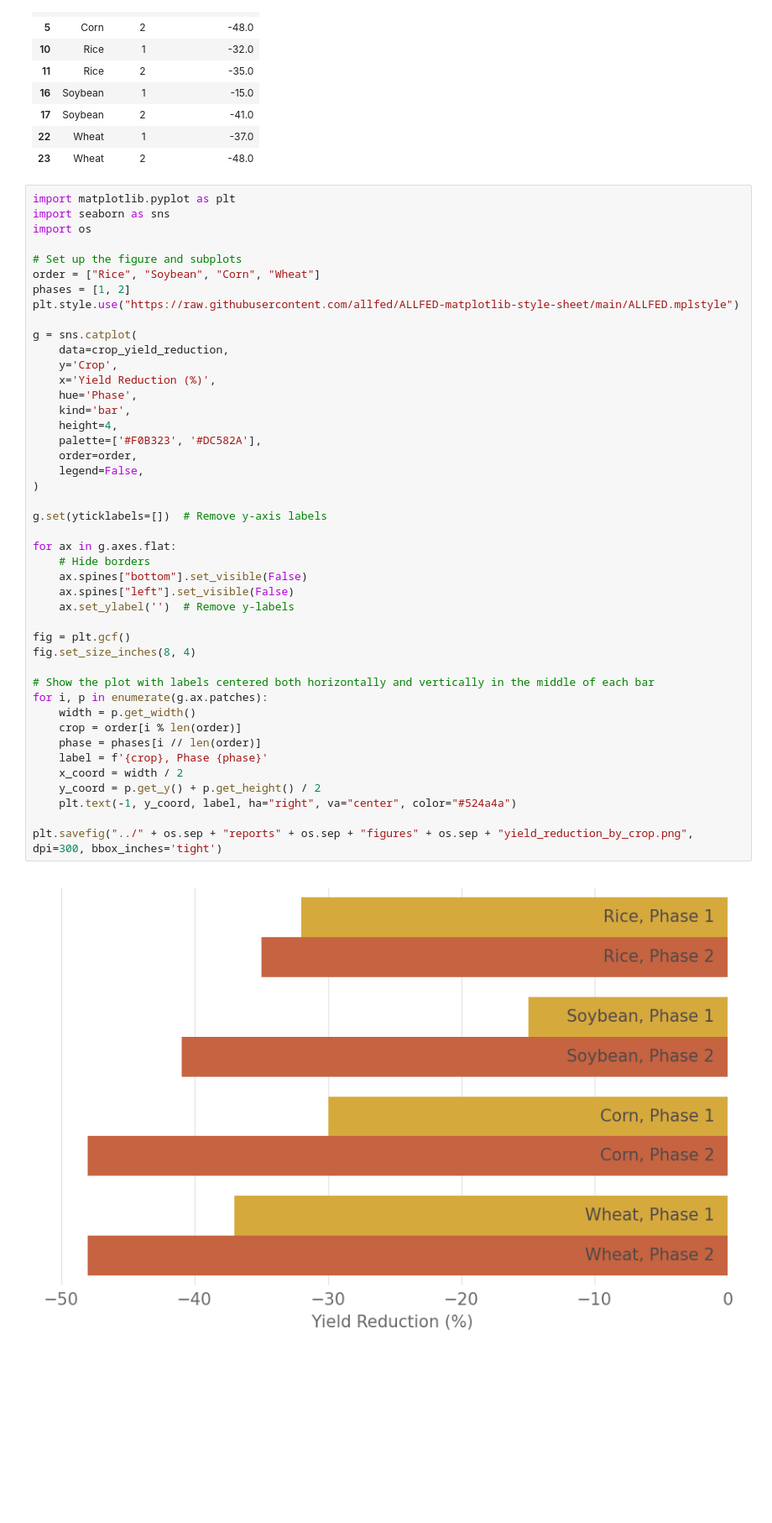
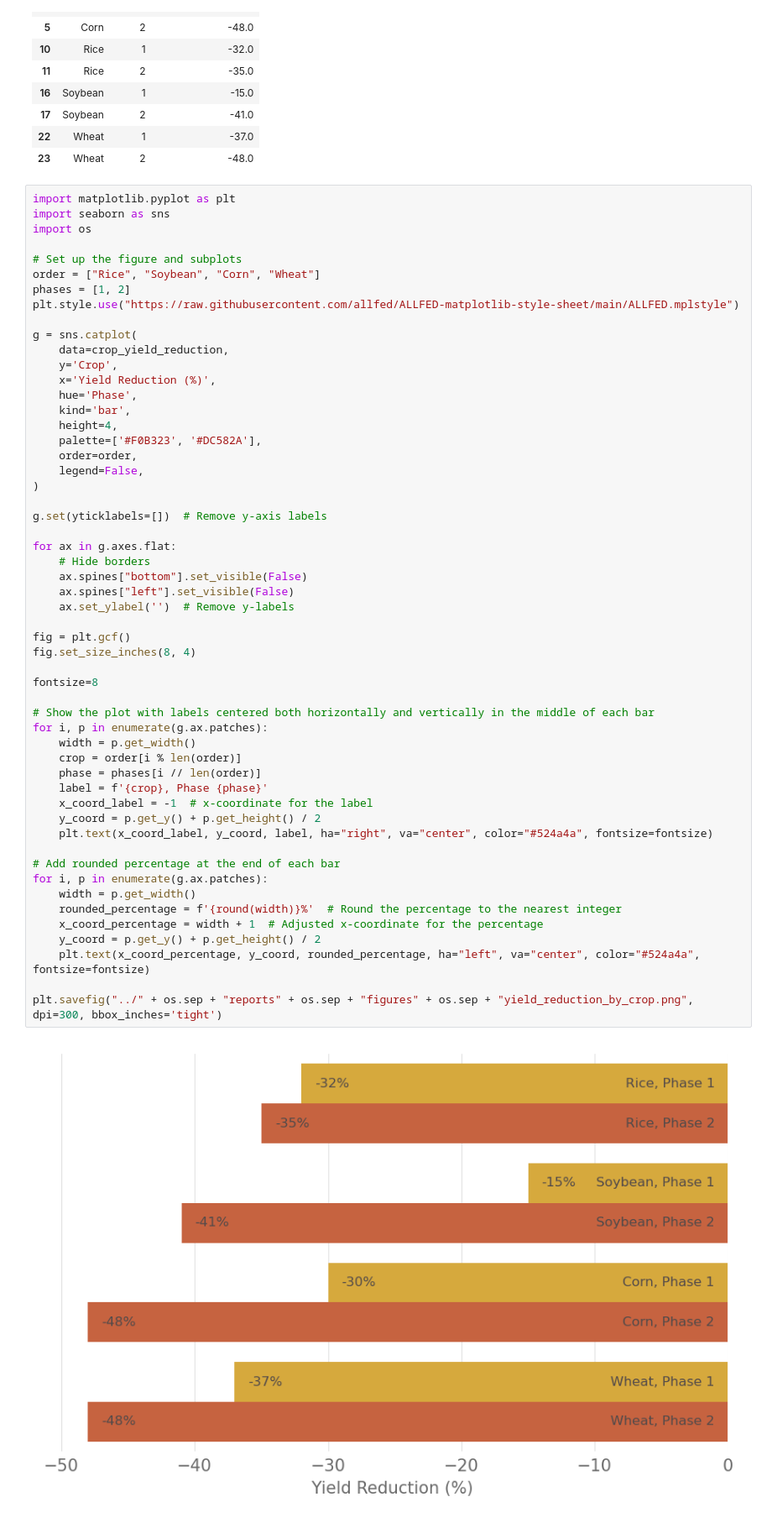
Before and after one commit to allfed/LosingIndustryCropYields, a Jupyter notebook: scripts/Reduction_by_crop.ipynb, the cells around one changed output. Shown: that part at 84% size. Drawn from its saved outputs; the diff is of its cells as text; blank space fills up the shorter version.

```diff
--- a/scripts/Reduction_by_crop.ipynb
+++ b/scripts/Reduction_by_crop.ipynb
@@ -48,33 +48,43 @@ g = sns.catplot(
     x='Yield Reduction (%)',
     hue='Phase',
     kind='bar',
     height=4,
     palette=['#F0B323', '#DC582A'],
     order=order,
     legend=False,
 )
 
 g.set(yticklabels=[])  # Remove y-axis labels
 
 for ax in g.axes.flat:
     # Hide borders
     ax.spines["bottom"].set_visible(False)
     ax.spines["left"].set_visible(False)
     ax.set_ylabel('')  # Remove y-labels
 
 fig = plt.gcf()
 fig.set_size_inches(8, 4)
 
+fontsize=8
+
 # Show the plot with labels centered both horizontally and vertically in the middle of each bar
 for i, p in enumerate(g.ax.patches):
     width = p.get_width()
     crop = order[i % len(order)]
     phase = phases[i // len(order)]
     label = f'{crop}, Phase {phase}'
-    x_coord = width / 2
+    x_coord_label = -1  # x-coordinate for the label
     y_coord = p.get_y() + p.get_height() / 2
-    plt.text(-1, y_coord, label, ha="right", va="center", color="#524a4a")
+    plt.text(x_coord_label, y_coord, label, ha="right", va="center", color="#524a4a", fontsize=fontsize)
+
+# Add rounded percentage at the end of each bar
+for i, p in enumerate(g.ax.patches):
+    width = p.get_width()
+    rounded_percentage = f'{round(width)}%'  # Round the percentage to the nearest integer
+    x_coord_percentage = width + 1  # Adjusted x-coordinate for the percentage
+    y_coord = p.get_y() + p.get_height() / 2
+    plt.text(x_coord_percentage, y_coord, rounded_percentage, ha="left", va="center", color="#524a4a", fontsize=fontsize)
 
 plt.savefig("../" + os.sep + "reports" + os.sep + "figures" + os.sep + "yield_reduction_by_crop.png", dpi=300, bbox_inches='tight')
 # %% [output]
-[figure, old version]
+[figure, new version]
```
Also changed, not shown: 3 other files.
